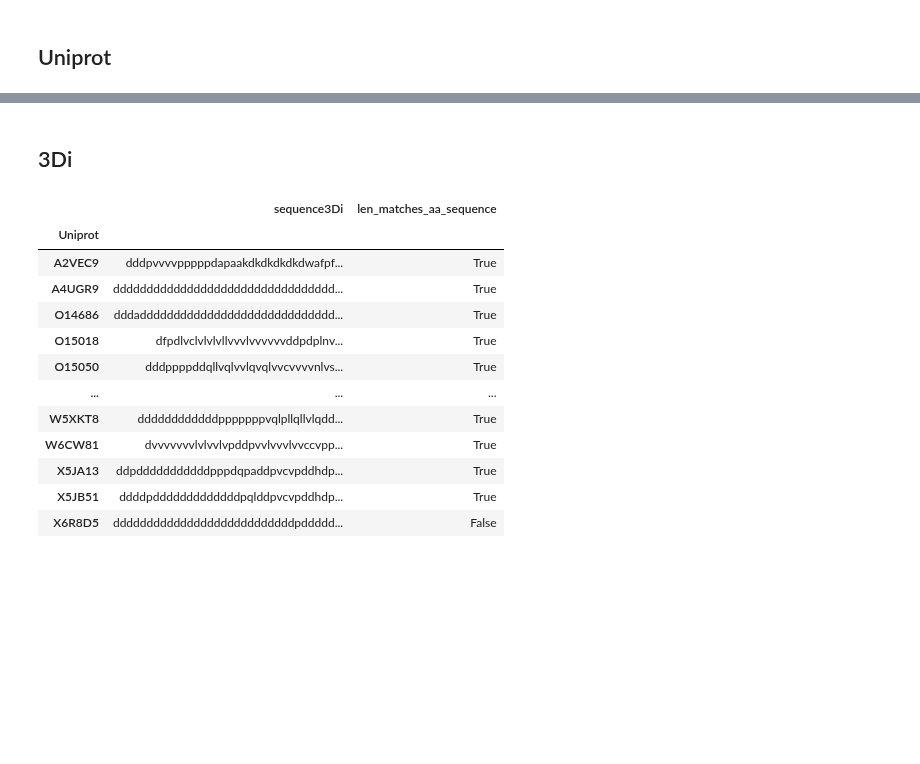
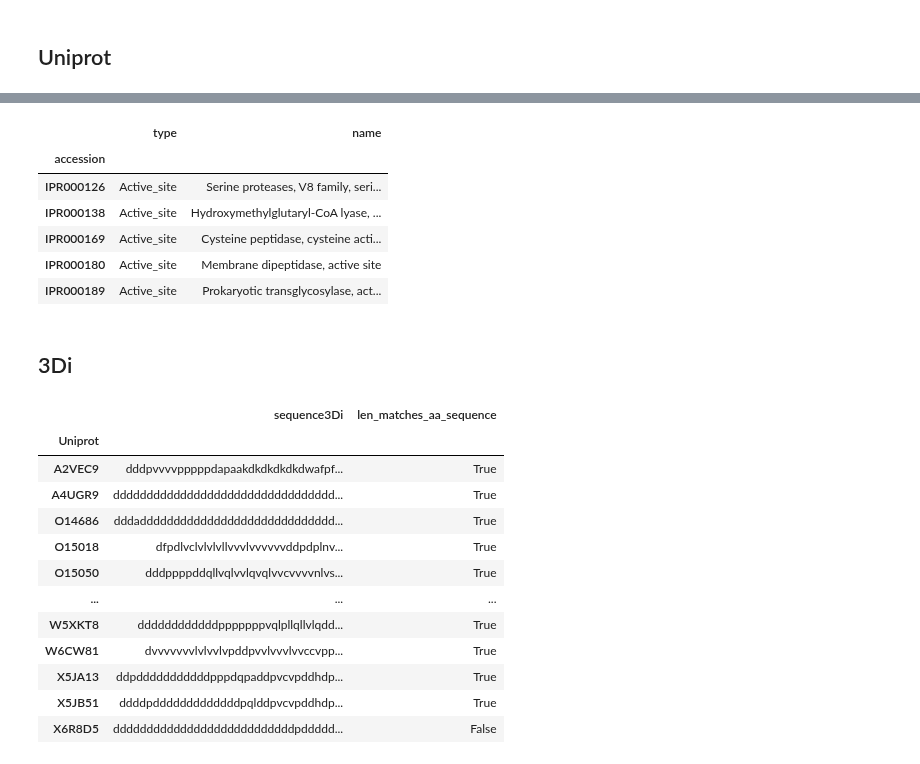
Before and after one commit to adenger/subpred_dl, a Jupyter notebook: preprocessing.ipynb, the cells around one changed output, grey strips where cells are left out. Drawn from its saved outputs; the diff is of its cells as text; code cells hidden in the pictures; blank space fills up the shorter version.

Commit message:
adding interpro annotations

```diff
--- a/preprocessing.ipynb
+++ b/preprocessing.ipynb
@@ -115,0 +122,17 @@ save_data(df_interpro, "interpro", DATASET_FOLDER)
+# %%
+df_interpro_annotations = pd.read_table(
+    RAW_DATA_FOLDER+"interpro/interpro_entries.tsv",
+    names=["accession", "type", "name"],
+    skiprows=1,
+    index_col=0,
+    dtype={"accession": str, "type": "category", "name": str},
+)
+df_interpro_annotations.head()
+# %% [output]
+|  | type | name |
+| accession |  |  |
+| IPR000126 | Active_site | Serine proteases, V8 family, seri... |
+| IPR000138 | Active_site | Hydroxymethylglutaryl-CoA lyase, ... |
+| IPR000169 | Active_site | Cysteine peptidase, cysteine acti... |
+| IPR000180 | Active_site | Membrane dipeptidase, active site |
+| IPR000189 | Active_site | Prokaryotic transglycosylase, act... |
```
Also changed, not shown: parts of 2 cells of this notebook, 4 other files.
